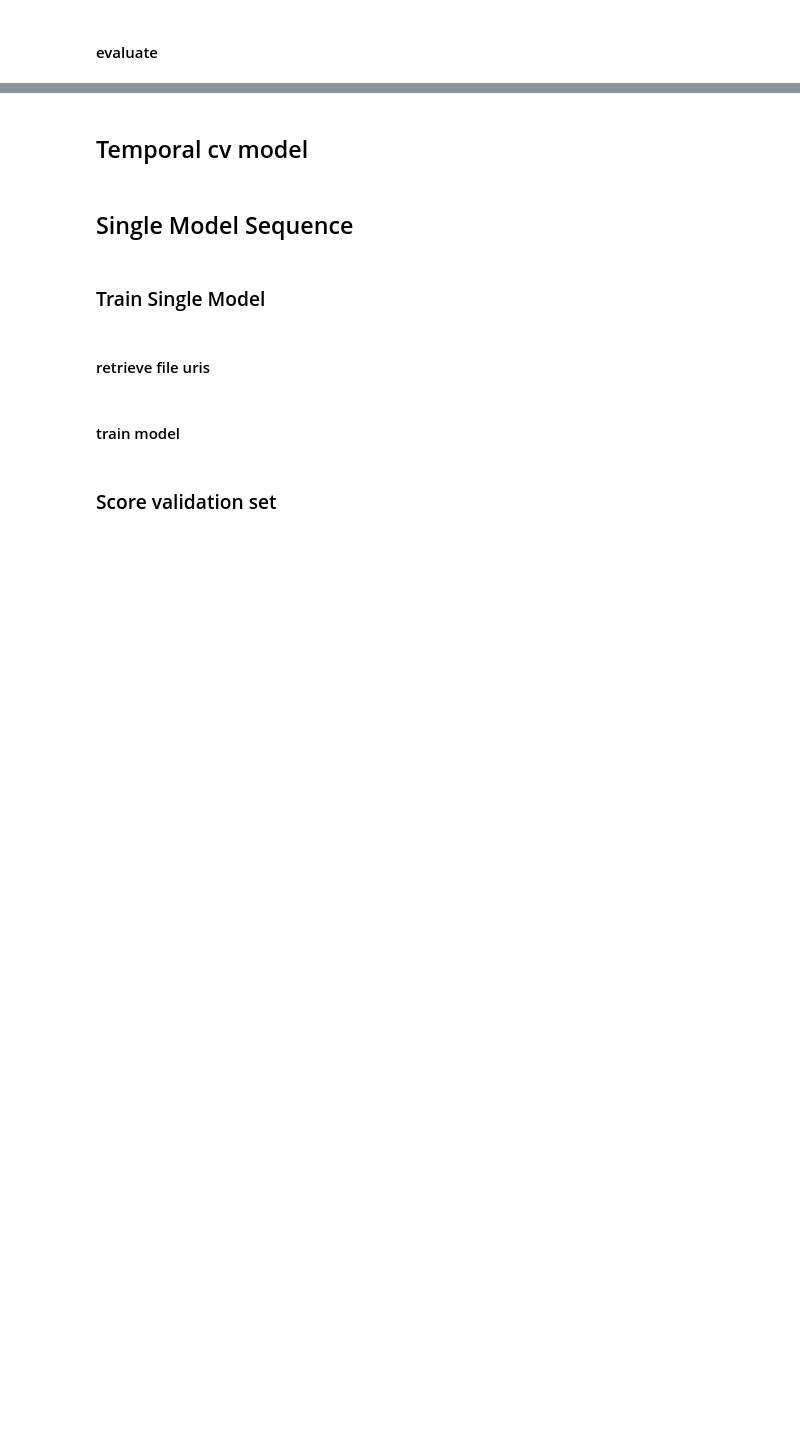
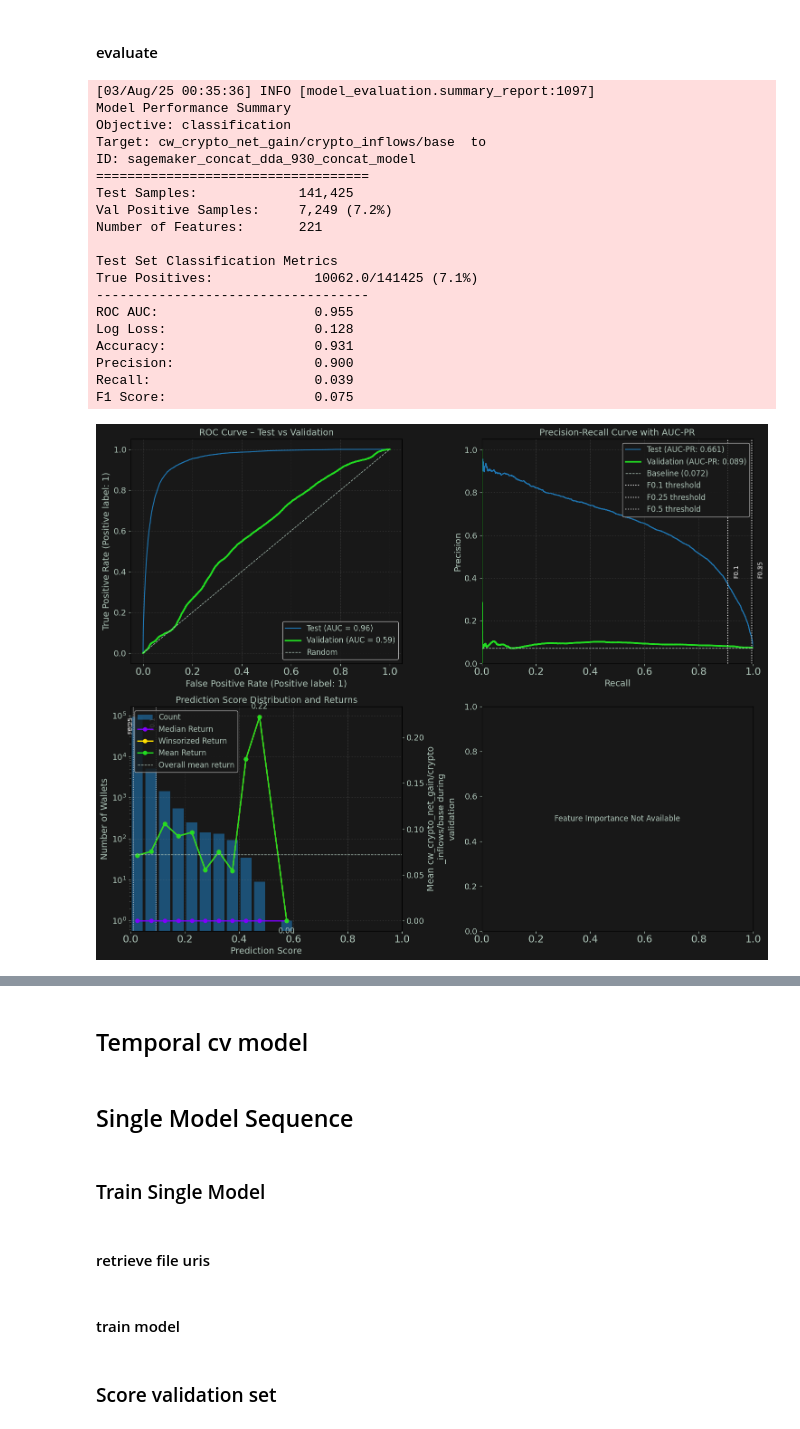
Before and after one commit to dreams-labs/sagemaker, a Jupyter notebook: notebooks/DDA-930 performance of val and test.ipynb, the cells around one changed output, grey strips where cells are left out. Saved outputs shown, nothing was run; the diff lists cells and outputs as text; code cells hidden in the pictures; blank space fills up the shorter version.

```diff
--- a/notebooks/DDA-930 performance of val and test.ipynb
+++ b/notebooks/DDA-930 performance of val and test.ipynb
@@ -418,6 +431,30 @@ evaluator = sime.create_concatenated_sagemaker_evaluator(
     y_val_pred,
     y_val
 )
+# %%
+evaluator.summary_report()
+evaluator.plot_wallet_evaluation()
+# %% [output]
+[03/Aug/25 00:35:36] INFO [model_evaluation.summary_report:1097]
+Model Performance Summary
+Objective: classification
+Target: cw_crypto_net_gain/crypto_inflows/base  to
+ID: sagemaker_concat_dda_930_concat_model
+===================================
+Test Samples:             141,425
+Val Positive Samples:     7,249 (7.2%)
+Number of Features:       221
+
+Test Set Classification Metrics
+True Positives:             10062.0/141425 (7.1%)
+-----------------------------------
+ROC AUC:                    0.955
+Log Loss:                   0.128
+Accuracy:                   0.931
+Precision:                  0.900
+Recall:                     0.039
+F1 Score:                   0.075
+[figure, added]
 # %%
 evaluator.summary_report()
 evaluator.plot_wallet_evaluation()
```
Also changed, not shown: parts of 8 cells of this notebook, 1 other file.
